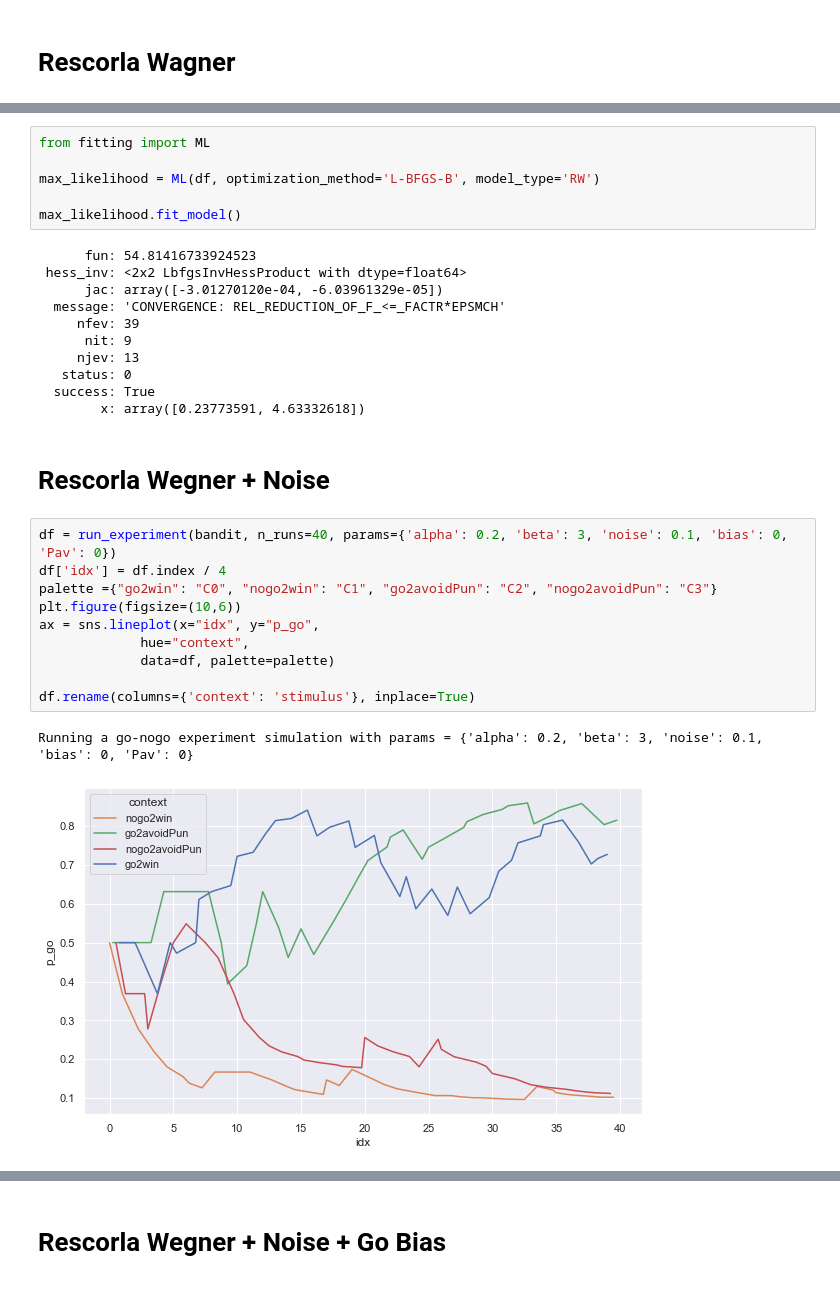
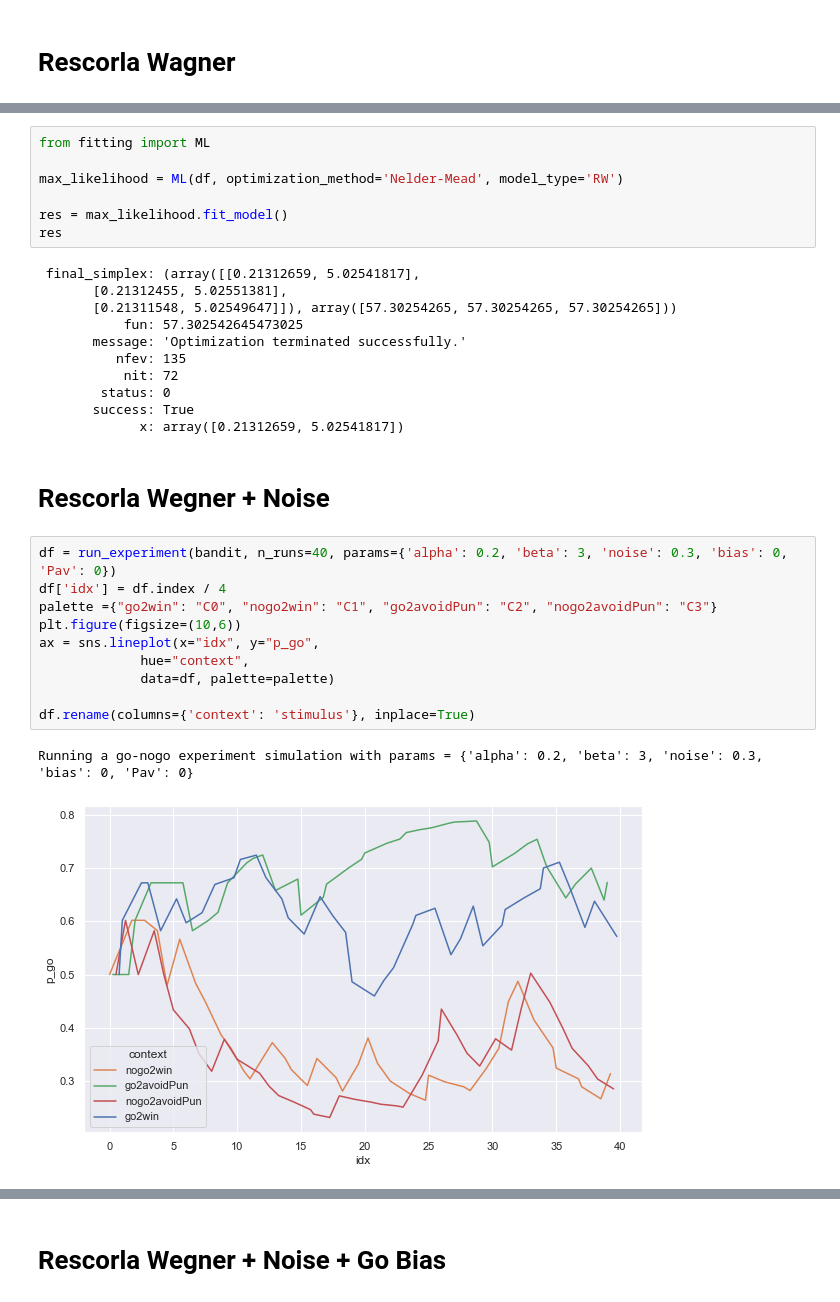
Before and after one commit to Sepsad/Go-noGo-modelling, a Jupyter notebook: simulation_experiment.ipynb, the cells around one changed output, grey strips where cells are left out. Saved outputs shown, nothing was run; the diff lists cells and outputs as text.

```diff
--- a/simulation_experiment.ipynb
+++ b/simulation_experiment.ipynb
@@ -28,35 +28,36 @@ Running a go-nogo experiment simulation with params = {'alpha': 0.2, 'beta': 5,
 # %%
 from fitting import ML
 
-max_likelihood = ML(df, optimization_method='L-BFGS-B', model_type='RW')
+max_likelihood = ML(df, optimization_method='Nelder-Mead', model_type='RW')
 
-max_likelihood.fit_model()
+res = max_likelihood.fit_model()
+res
 # %% [output]
-      fun: 54.81416733924523
- hess_inv: <2x2 LbfgsInvHessProduct with dtype=float64>
-      jac: array([-3.01270120e-04, -6.03961329e-05])
-  message: 'CONVERGENCE: REL_REDUCTION_OF_F_<=_FACTR*EPSMCH'
-     nfev: 39
-      nit: 9
-     njev: 13
-   status: 0
-  success: True
-        x: array([0.23773591, 4.63332618])
+ final_simplex: (array([[0.21312659, 5.02541817],
+       [0.21312455, 5.02551381],
+       [0.21311548, 5.02549647]]), array([57.30254265, 57.30254265, 57.30254265]))
+           fun: 57.302542645473025
+       message: 'Optimization terminated successfully.'
+          nfev: 135
+           nit: 72
+        status: 0
+       success: True
+             x: array([0.21312659, 5.02541817])
 # %% [markdown]
 # Rescorla Wegner + Noise
 # %%
-df = run_experiment(bandit, n_runs=40, params={'alpha': 0.2, 'beta': 3, 'noise': 0.1, 'bias': 0, 'Pav': 0})
+df = run_experiment(bandit, n_runs=40, params={'alpha': 0.2, 'beta': 3, 'noise': 0.3, 'bias': 0, 'Pav': 0})
 df['idx'] = df.index / 4
 palette ={"go2win": "C0", "nogo2win": "C1", "go2avoidPun": "C2", "nogo2avoidPun": "C3"}
 plt.figure(figsize=(10,6))
 ax = sns.lineplot(x="idx", y="p_go",
              hue="context",
              data=df, palette=palette)
 
 df.rename(columns={'context': 'stimulus'}, inplace=True)
 # %% [output]
-Running a go-nogo experiment simulation with params = {'alpha': 0.2, 'beta': 3, 'noise': 0.1, 'bias': 0, 'Pav': 0}
+Running a go-nogo experiment simulation with params = {'alpha': 0.2, 'beta': 3, 'noise': 0.3, 'bias': 0, 'Pav': 0}
-[figure, old version]
+[figure, new version]
 # %%
 from fitting import ML
 
```
Also changed, not shown: parts of 6 cells of this notebook, 1 other file.
